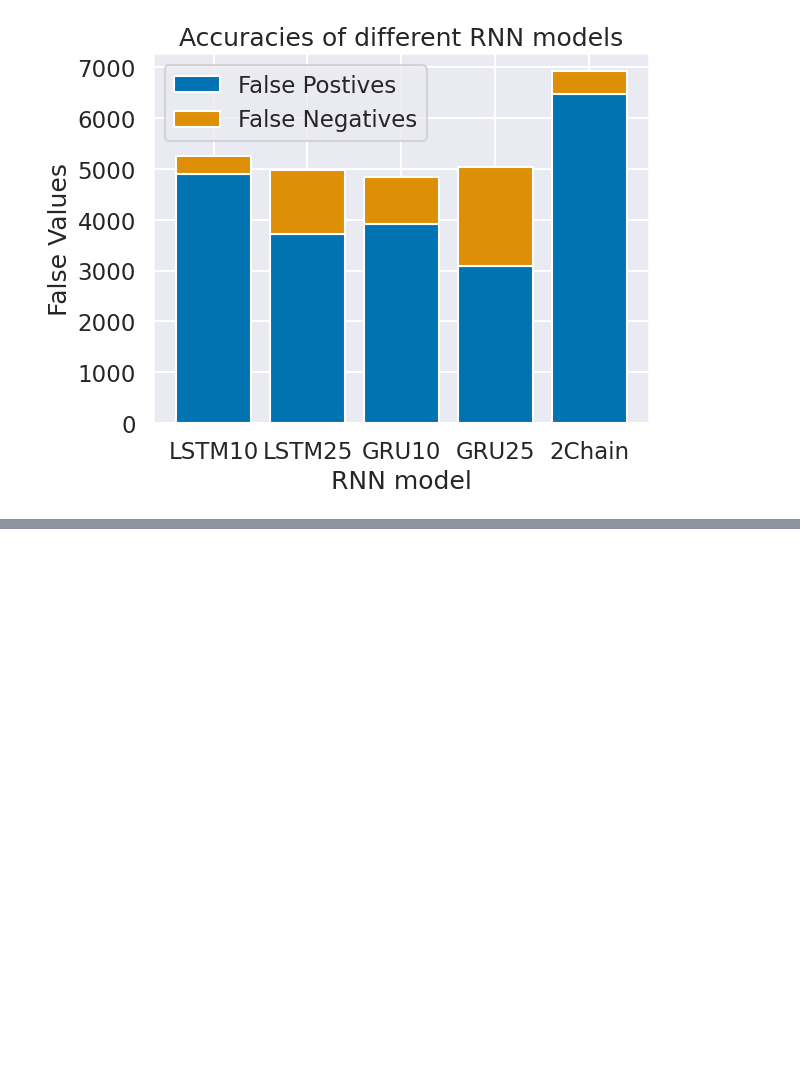
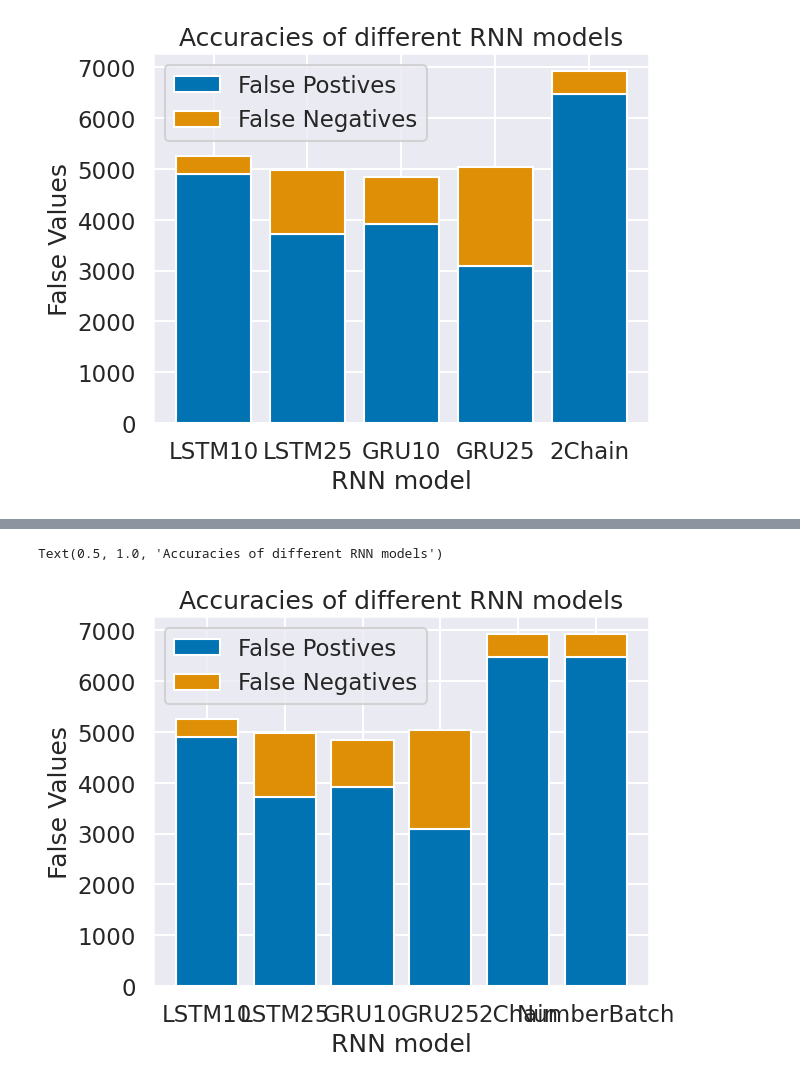
Before and after one commit to abdelllrazekkk/Lab-Assignment-Seven-Recurrent-Network-Architectures, a Jupyter notebook: Lab-Seven-Recurrent-Network-Architectures.ipynb, the cells around one changed output, grey strips where cells are left out. Cells and saved outputs as stored; diff of their text form; code cells hidden in the pictures; blank space fills up the shorter version.

```diff
--- a/Lab-Seven-Recurrent-Network-Architectures.ipynb
+++ b/Lab-Seven-Recurrent-Network-Architectures.ipynb
@@ -779,0 +910,17 @@ Text(0.5, 1.0, 'Accuracies of different RNN models')
+# %%
+#Compare False Postives and False Negatives
+# specify the names and values of the RNN models
+model_names = ['LSTM10', 'LSTM25','GRU10', 'GRU25', '2Chain', 'NumberBatch']
+false_postives = [cnn1[0][1], cnn2[0][1], cnn3[0][1], cnn4[0][1], cnn5[0][1], cnn6[0][1]]
+false_negatives = [cnn1[1][0], cnn2[1][0], cnn3[1][0], cnn4[1][0], cnn5[1][0], cnn5[1][0]]
+
+# create the bar chart
+plt.bar(model_names, false_postives)
+plt.bar(model_names, false_negatives, bottom=false_postives)
+plt.xlabel('RNN model')
+plt.ylabel('False Values')
+plt.legend(['False Postives', 'False Negatives'])
+plt.title('Accuracies of different RNN models')
+# %% [output]
+Text(0.5, 1.0, 'Accuracies of different RNN models')
+[figure, added]
```
Also changed, not shown: parts of 23 cells of this notebook, 7 other files.
